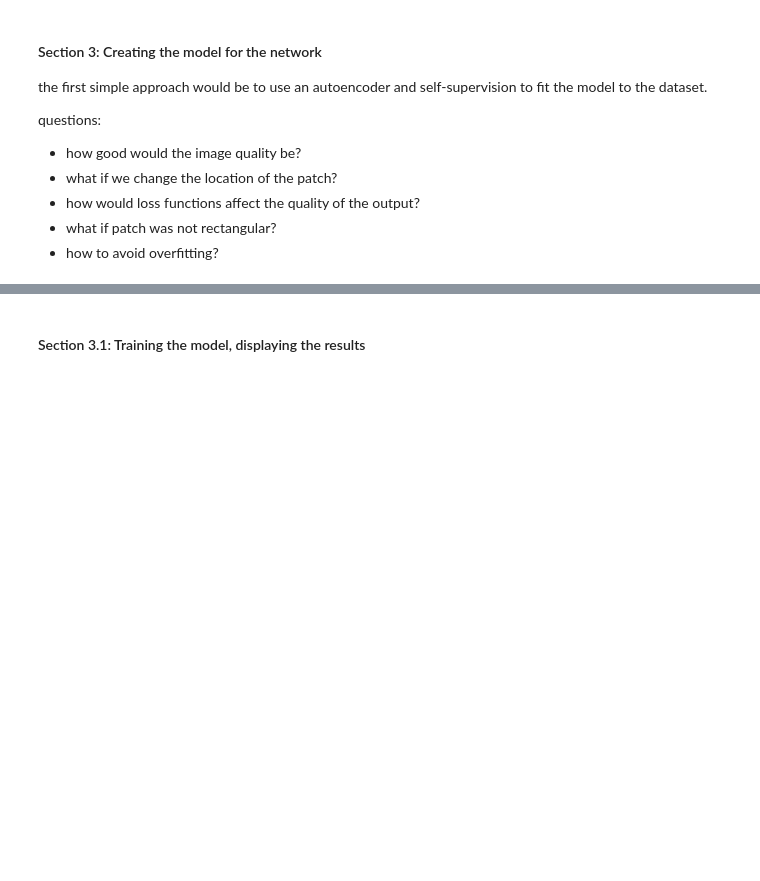
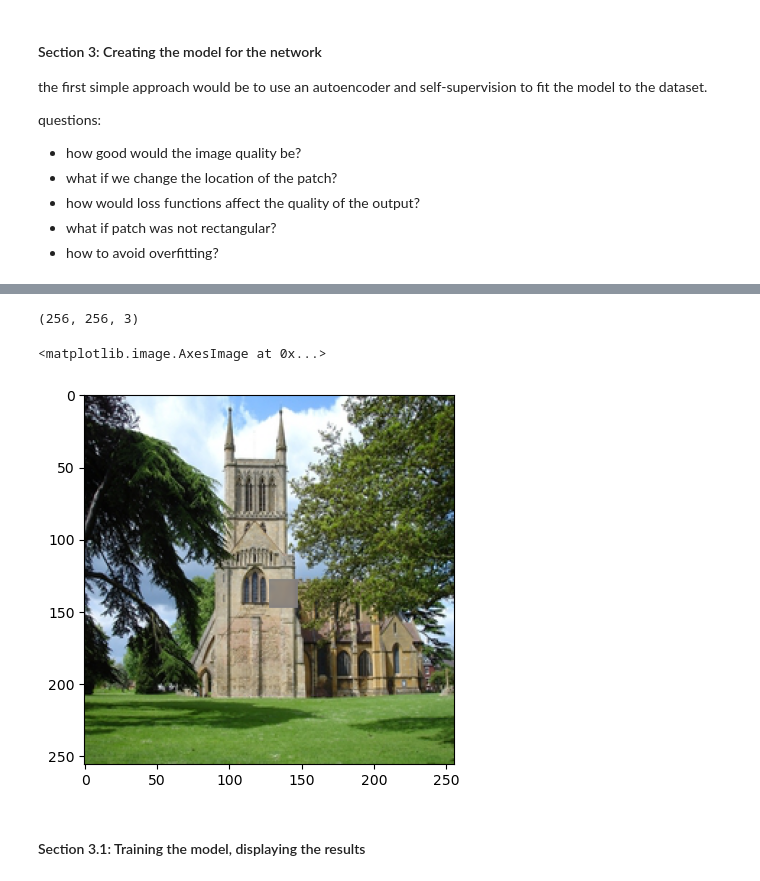
Before and after one commit to Arvin132/Inpainting-vision, a Jupyter notebook: showcase.ipynb, the cells around one changed output, grey strips where cells are left out. Cells and saved outputs as stored; diff of their text form; code cells hidden in the pictures; blank space fills up the shorter version.

```diff
--- a/showcase.ipynb
+++ b/showcase.ipynb
@@ -164,3 +221,13 @@ torch.Size([1, 128, 2, 2])
+# %%
+output = overfit_net.forward(image)
+output = output[0].permute(1, 2, 0).detach().numpy()
+print(output.shape)
+
+plt.imshow(output)
+# %% [output]
+(256, 256, 3)
+<matplotlib.image.AxesImage at 0x...>
+[figure, added]
 # %% [markdown]
 #### Section 3.1: Training the model, displaying the results
 # %% [markdown]
```
Also changed, not shown: parts of 9 cells of this notebook.
